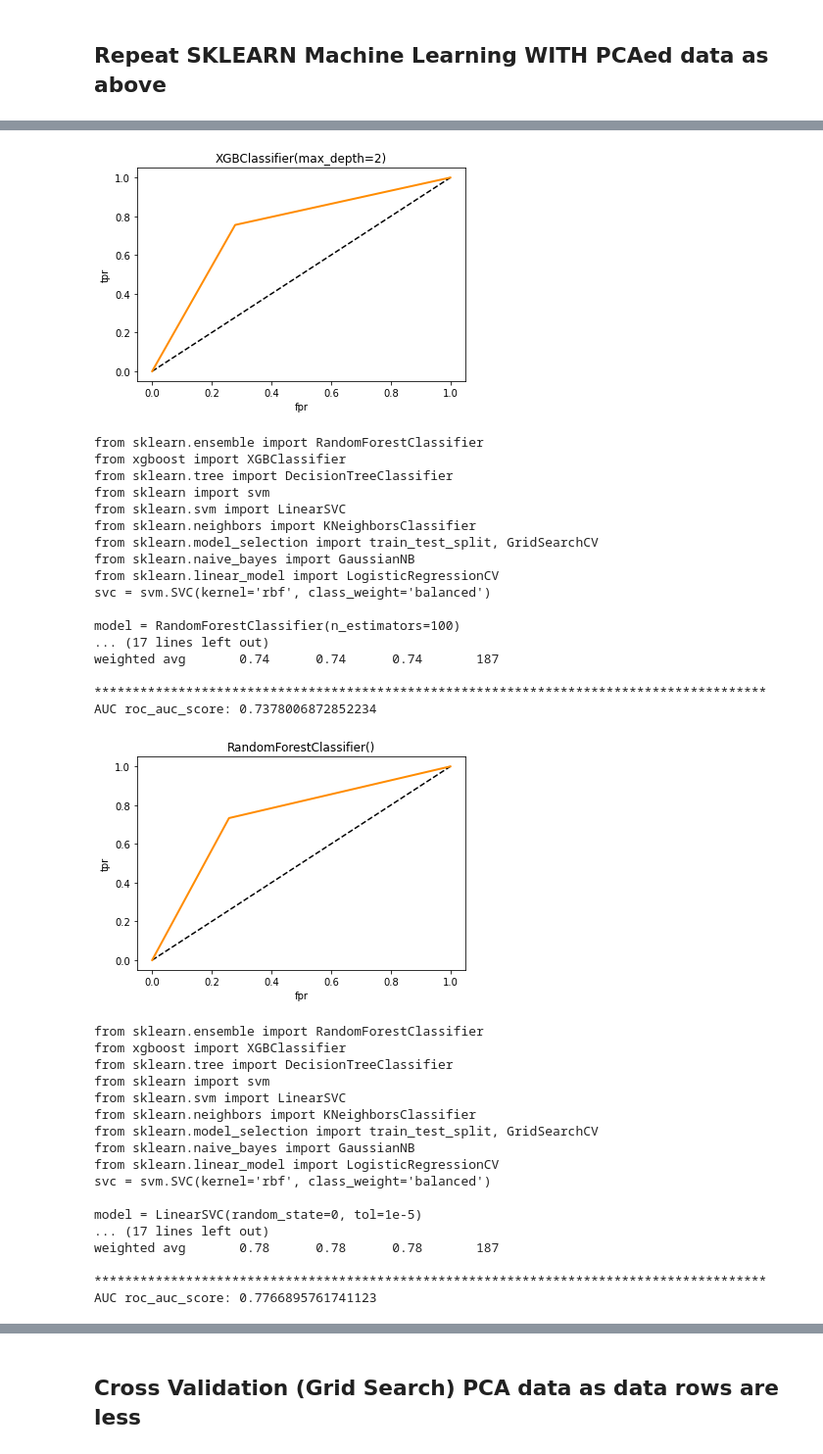
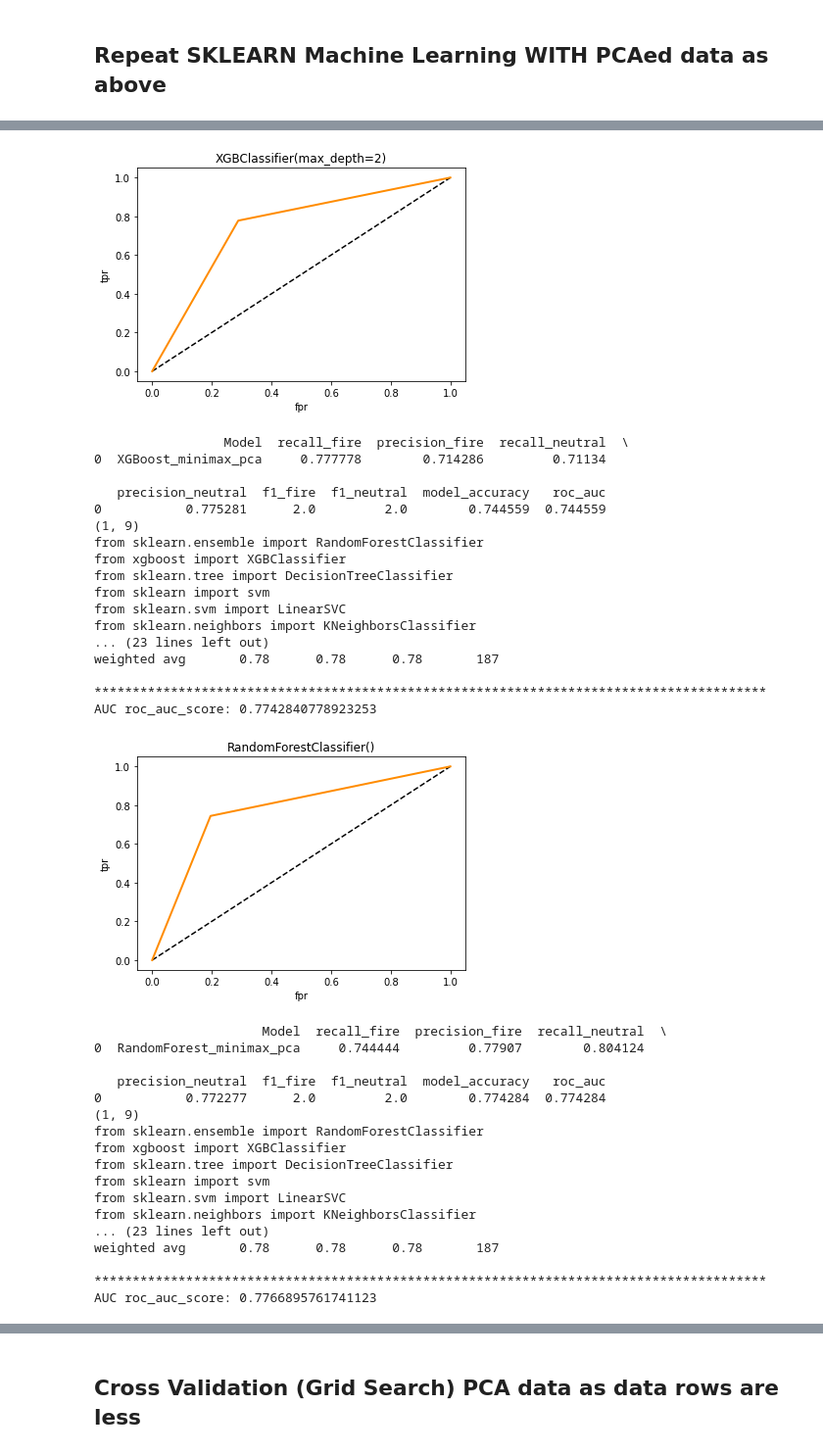
Before and after one commit to merrymasti015/CAP2022GRP09, a Jupyter notebook: PCAMZC321_Group09_FireEventDetection_Classical_models.ipynb, the cells around one changed output, grey strips where cells are left out. Shown: that part at 98% size. Saved outputs shown, nothing was run; the diff lists cells and outputs as text; code cells hidden in the pictures.

```diff
--- a/PCAMZC321_Group09_FireEventDetection_Classical_models.ipynb
+++ b/PCAMZC321_Group09_FireEventDetection_Classical_models.ipynb
@@ -423,15 +432,24 @@ svc = svm.SVC(kernel='rbf', class_weight='balanced')
     model = Vars['model']
     model.fit(X_train, y_train)
     y_predict = model.predict(X_test)
-    accuracy,precision,recall,f1,conf_matrix,clf_report = getModelReport(args[0], y_test, y_predict)
-    model_eval_data['accuracy'] = accuracy
-    model_eval_data['precision'] = precision
-    model_eval_data['recall'] = recall
-    model_eval_data['f1'] = f1
+    f1,precision_fire,recall_fire,f1_fire,precision_Neutral,recall_Neutral,f1_Neutral = getModelReport(args[0], y_test, y_predict)
+    # roc curve
+    model_eval_data['Model'] = [args[0]]
+    model_eval_data['recall_fire'] = [recall_fire]
+    model_eval_data['precision_fire'] = [precision_fire]
+    model_eval_data['recall_neutral'] = [recall_Neutral]
+    model_eval_data['precision_neutral'] = [precision_Neutral]
+    model_eval_data['f1_fire'] = [f1_fire]
+    model_eval_data['f1_neutral'] = [f1_Neutral]
     file_name = ModelSaveFolder+'/'+args[1]+'.h5'
     pickle.dump(model, open(file_name,'wb'))
 
-    plot_roc_curve(model,y_test,y_predict)
+    Model_acc,roc_auc=plot_roc_curve(model,y_test,y_predict)
+
+    model_eval_data['model_accuracy'] = [Model_acc]
+    model_eval_data['roc_auc'] = [roc_auc]
+    print(model_eval_data)
+    print(model_eval_data.shape)
     return model_eval_data
 
 #arr_models = [['KNN','KNeighborsClassifier','n_neighbors=5'],['XGBoost','XGBClassifier','max_depth=2'],['RandomForest','RandomForestClassifier','n_estimators=100'],['SVM','LinearSVC','random_state=0, tol=1e-5'],['DecisionTree','DecisionTreeClassifier',''],['Naive_Bayes','GaussianNB',''],['LogisticRegressionCV','LogisticRegressionCV',''],["GridSearchCV","GridSearchCV","estimator=svc,param_grid={'C':[1e3, 5e3, 1e4, 5e4, 1e5],'gamma': [0.0001, 0.0005, 0.001, 0.005, 0.01, 0.1]}"]]
@@ -443,9 +461,10 @@ current_df = pd.DataFrame()
 
 for model_args in arr_models:
     model_eval_data=predict_classic_models(model_args,X_train_T, y_train_T, X_test_T,y_test_T)
-    current_df=pd.concat([model_eval_data,eval_data_for_all_models])
+    current_df=pd.concat([model_eval_data,current_df])
 
 eval_data_for_all_models = pd.concat([eval_data_for_all_models , current_df])
+print(eval_data_for_all_models.shape)
 eval_data_for_all_models.to_csv(RootFolder+'/step0_frameFile_comparison_model_eval.csv',header=True, index=False)
 # %% [output]
 from sklearn.ensemble import RandomForestClassifier
@@ -588,16 +590,18 @@ X_test_minmax  = min_max_scaler.fit_transform(X_test_T)
 # %%
 #Predict the model with all models with pre-processed data
 #arr_models = [['KNN','KNeighborsClassifier','n_neighbors=5'],['XGBoost','XGBClassifier','max_depth=2'],['RandomForest','RandomForestClassifier','n_estimators=100'],['SVM','LinearSVC','random_state=0, tol=1e-5'],['DecisionTree','DecisionTreeClassifier',''],['Naive_Bayes','GaussianNB',''],['LogisticRegressionCV','LogisticRegressionCV',''],["GridSearchCV","GridSearchCV","estimator=svc,param_grid={'C':[1e3, 5e3, 1e4, 5e4, 1e5],'gamma': [0.0001, 0.0005, 0.001, 0.005, 0.01, 0.1]}"]]
-arr_models = [['KNN','KNeighborsClassifier','n_neighbors=5'],['XGBoost','XGBClassifier','max_depth=2'],['RandomForest','RandomForestClassifier','n_estimators=100'],['SVM','LinearSVC','random_state=0, tol=1e-5'],['DecisionTree','DecisionTreeClassifier',''],['Naive_Bayes','GaussianNB',''],['LogisticRegressionCV','LogisticRegressionCV','']]
+arr_models = [['KNN_minimax','KNeighborsClassifier','n_neighbors=5'],['XGBoost_minimax','XGBClassifier','max_depth=2'],['RandomForest_minimax','RandomForestClassifier','n_estimators=100'],['SVM_minimax','LinearSVC','random_state=0, tol=1e-5'],['DecisionTree_minimax','DecisionTreeClassifier',''],['Naive_Bayes_minimax','GaussianNB',''],['LogisticRegressionCV_minimax','LogisticRegressionCV','']]
 
+#eval_data_for_all_models = pd.DataFrame()
 current_df = pd.DataFrame()
 
 
 for model_args in arr_models:
     model_eval_data=predict_classic_models(model_args,X_train_minmax, y_train_T, X_test_minmax,y_test_T)
-    current_df=pd.concat([model_eval_data,eval_data_for_all_models])
+    current_df=pd.concat([model_eval_data,current_df])
 
 eval_data_for_all_models = pd.concat([eval_data_for_all_models , current_df])
+print(eval_data_for_all_models.shape)
 eval_data_for_all_models.to_csv(RootFolder+'/step0_frameFile_comparison_model_eval.csv',header=True, index=False)
 # %% [output]
 from sklearn.ensemble import RandomForestClassifier
@@ -758,16 +745,18 @@ print(x_test_pca.shape)
 # %%
 #Predict the model with all models with pre-processed data
 #arr_models = [['KNN','KNeighborsClassifier','n_neighbors=5'],['XGBoost','XGBClassifier','max_depth=2'],['RandomForest','RandomForestClassifier','n_estimators=100'],['SVM','LinearSVC','random_state=0, tol=1e-5'],['DecisionTree','DecisionTreeClassifier',''],['Naive_Bayes','GaussianNB',''],['LogisticRegressionCV','LogisticRegressionCV',''],["GridSearchCV","GridSearchCV","estimator=svc,param_grid={'C':[1e3, 5e3, 1e4, 5e4, 1e5],'gamma': [0.0001, 0.0005, 0.001, 0.005, 0.01, 0.1]}"]]
-arr_models = [['KNN','KNeighborsClassifier','n_neighbors=5'],['XGBoost','XGBClassifier','max_depth=2'],['RandomForest','RandomForestClassifier','n_estimators=100'],['SVM','LinearSVC','random_state=0, tol=1e-5'],['DecisionTree','DecisionTreeClassifier',''],['Naive_Bayes','GaussianNB','']]
+arr_models = [['KNN_minimax_pca','KNeighborsClassifier','n_neighbors=5'],['XGBoost_minimax_pca','XGBClassifier','max_depth=2'],['RandomForest_minimax_pca','RandomForestClassifier','n_estimators=100'],['SVM_minimax_pca','LinearSVC','random_state=0, tol=1e-5'],['DecisionTree_minimax_pca','DecisionTreeClassifier',''],['Naive_Bayes_minimax_pca','GaussianNB','']]
 
+#eval_data_for_all_models = pd.DataFrame()
 current_df = pd.DataFrame()
 
 
 for model_args in arr_models:
     model_eval_data=predict_classic_models(model_args,x_train_pca, y_train_T, x_test_pca,y_test_T)
-    current_df=pd.concat([model_eval_data,eval_data_for_all_models])
+    current_df=pd.concat([model_eval_data,current_df])
 
 eval_data_for_all_models = pd.concat([eval_data_for_all_models , current_df])
+print(eval_data_for_all_models.shape)
 eval_data_for_all_models.to_csv(RootFolder+'/step0_frameFile_comparison_model_eval.csv',header=True, index=False)
 # %% [output]
 from sklearn.ensemble import RandomForestClassifier
@@ -808,35 +797,35 @@ AUC roc_auc_score: 0.7386025200458189
-[figure, old version]
+[figure, new version]
+                 Model  recall_fire  precision_fire  recall_neutral  \
+0  XGBoost_minimax_pca     0.777778        0.714286         0.71134
+
+   precision_neutral  f1_fire  f1_neutral  model_accuracy   roc_auc
+0           0.775281      2.0         2.0        0.744559  0.744559
+(1, 9)
 from sklearn.ensemble import RandomForestClassifier
 from xgboost import XGBClassifier
 from sklearn.tree import DecisionTreeClassifier
 from sklearn import svm
 from sklearn.svm import LinearSVC
 from sklearn.neighbors import KNeighborsClassifier
-from sklearn.model_selection import train_test_split, GridSearchCV
-from sklearn.naive_bayes import GaussianNB
-from sklearn.linear_model import LogisticRegressionCV
-svc = svm.SVC(kernel='rbf', class_weight='balanced')
-
-model = RandomForestClassifier(n_estimators=100)
-... (17 lines left out)
-weighted avg       0.74      0.74      0.74       187
+... (23 lines left out)
+weighted avg       0.78      0.78      0.78       187
 
 ****************************************************************************************
-AUC roc_auc_score: 0.7378006872852234
+AUC roc_auc_score: 0.7742840778923253
-[figure, old version]
+[figure, new version]
+                      Model  recall_fire  precision_fire  recall_neutral  \
+0  RandomForest_minimax_pca     0.744444         0.77907        0.804124
+
+   precision_neutral  f1_fire  f1_neutral  model_accuracy   roc_auc
+0           0.772277      2.0         2.0        0.774284  0.774284
+(1, 9)
 from sklearn.ensemble import RandomForestClassifier
 from xgboost import XGBClassifier
 from sklearn.tree import DecisionTreeClassifier
 from sklearn import svm
 from sklearn.svm import LinearSVC
 from sklearn.neighbors import KNeighborsClassifier
-from sklearn.model_selection import train_test_split, GridSearchCV
-from sklearn.naive_bayes import GaussianNB
-from sklearn.linear_model import LogisticRegressionCV
-svc = svm.SVC(kernel='rbf', class_weight='balanced')
-
-model = LinearSVC(random_state=0, tol=1e-5)
-... (17 lines left out)
+... (23 lines left out)
 weighted avg       0.78      0.78      0.78       187
 
 ****************************************************************************************
```
Also changed, not shown: parts of 8 cells of this notebook.
